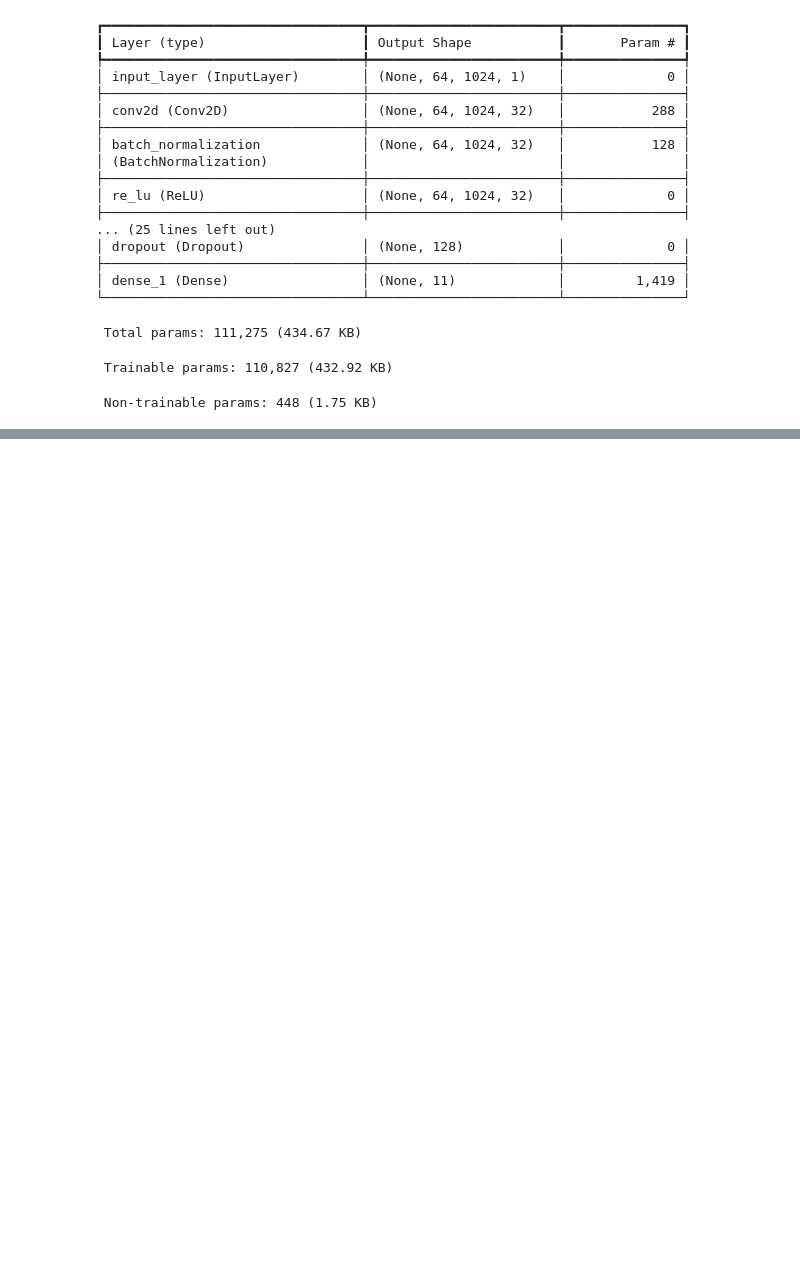
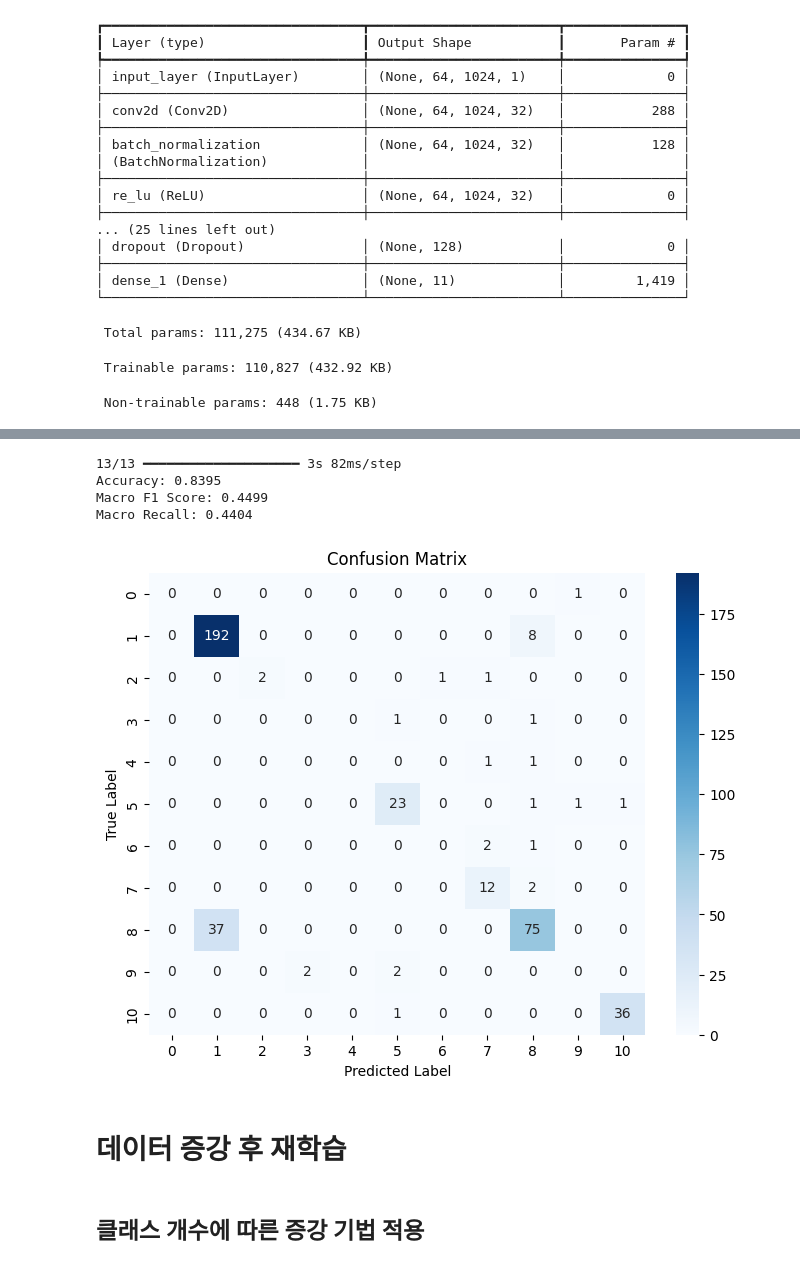
Before and after one commit to dkssudgb/audio_classification, a Jupyter notebook: cnn_baseline.ipynb, the cells around one changed output, grey strips where cells are left out. Cells and saved outputs as stored; diff of their text form; code cells hidden in the pictures; blank space fills up the shorter version.

```diff
--- a/cnn_baseline.ipynb
+++ b/cnn_baseline.ipynb
@@ -92,0 +245,38 @@ Epoch 1/50
+# %%
+# best model 불러오기
+model_mfcc = load_model('models/cnn_baseline_mfcc.keras')
+
+# 테스트 데이터 불러오기
+data_test = np.load("data/features/test_mfcc.npz")
+X_test_mfcc, y_test_mfcc = data_test["X"], data_test["y"]
+
+# 예측
+y_pred_mfcc = model_mfcc.predict(X_test_mfcc)
+y_pred_mfcc = np.argmax(y_pred_mfcc, axis=1)
+
+# 평가 지표 출력
+acc = accuracy_score(y_test_mfcc, y_pred_mfcc)
+f1 = f1_score(y_test_mfcc, y_pred_mfcc, average='macro')
+recall = recall_score(y_test_mfcc, y_pred_mfcc, average='macro')
+
+print(f"Accuracy: {acc:.4f}")
+print(f"Macro F1 Score: {f1:.4f}")
+print(f"Macro Recall: {recall:.4f}")
+
+# Confusion Matrix
+cm = confusion_matrix(y_test_mfcc, y_pred_mfcc)
+
+plt.figure(figsize=(8, 6))
+sns.heatmap(cm, annot=True, fmt='d', cmap='Blues')
+plt.xlabel('Predicted Label')
+plt.ylabel('True Label')
+plt.title('Confusion Matrix')
+plt.show()
+# %% [output]
+13/13 ━━━━━━━━━━━━━━━━━━━━ 3s 82ms/step
+Accuracy: 0.8395
+Macro F1 Score: 0.4499
+Macro Recall: 0.4404
+[figure, added]
+# %% [markdown]
+# 데이터 증강 후 재학습
@@ -92,0 +287,2 @@ Epoch 1/50
+# %% [markdown]
+## 클래스 개수에 따른 증강 기법 적용
```
Also changed, not shown: parts of 24 cells of this notebook.
